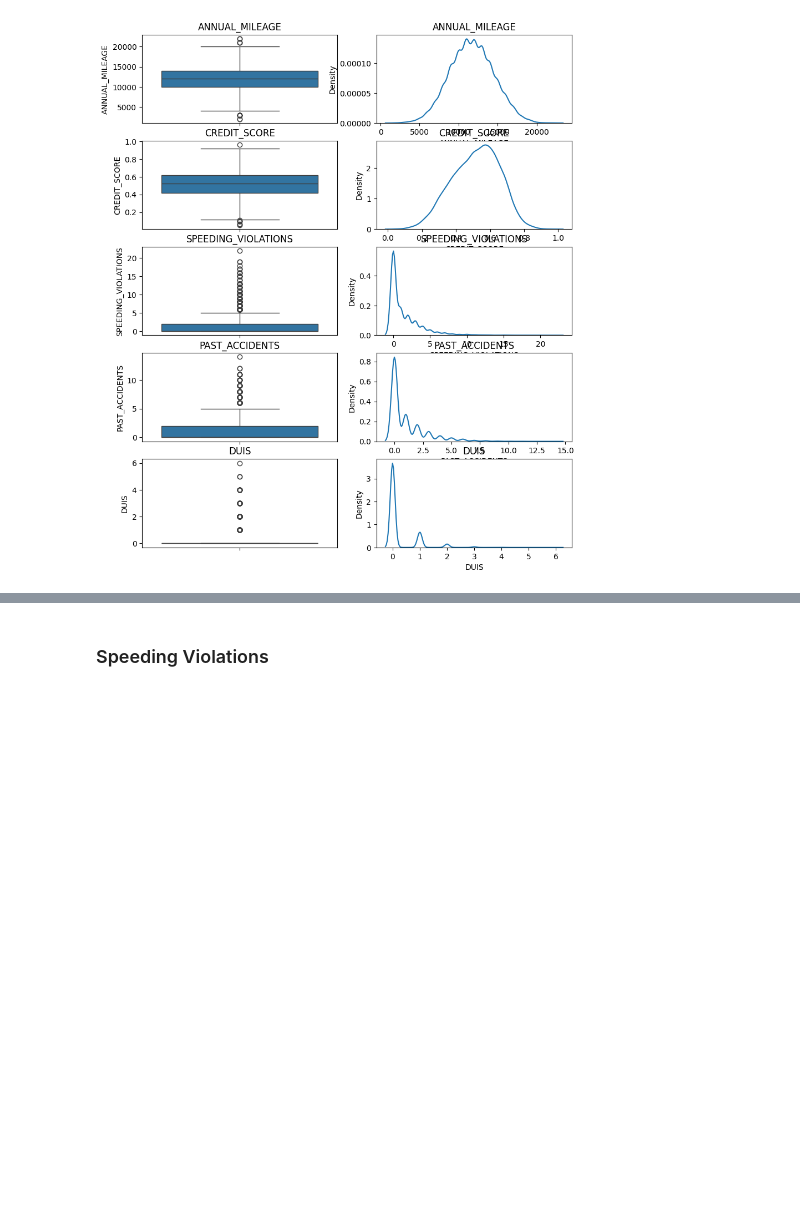
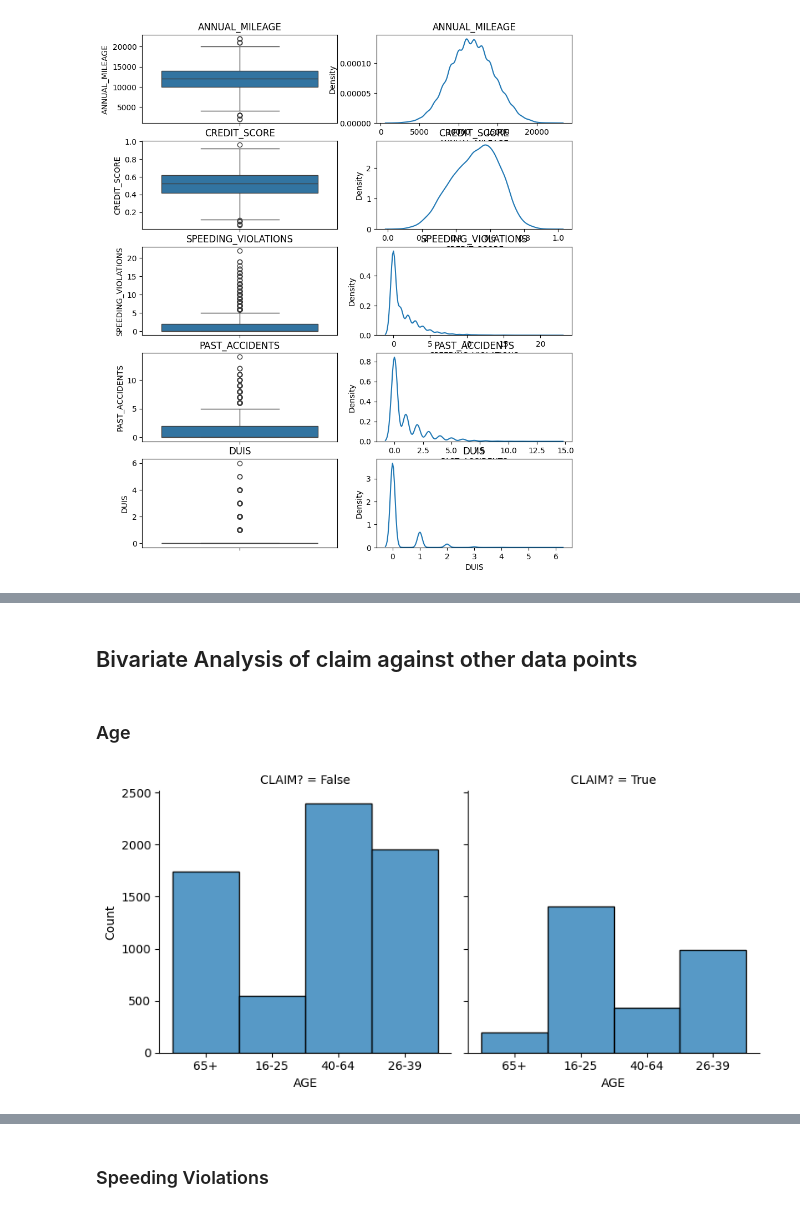
Before and after one commit to Ok3ks/insurance_modelling, a Jupyter notebook: notebooks/eda.ipynb, the cells around one changed output, grey strips where cells are left out. Drawn from its saved outputs; the diff is of its cells as text; code cells hidden in the pictures; blank space fills up the shorter version.

Commit message:
Univariate, bivariate and multivariate analysis

```diff
--- a/notebooks/eda.ipynb
+++ b/notebooks/eda.ipynb
@@ -45,0 +81,12 @@ sns.barplot(x = df['AGE'],  y= df['CLAIM?'].astype(bool))
+# %% [markdown]
+## Bivariate Analysis of claim against other data points
+# %% [markdown]
+### Age
+# %%
+def compare_two_columns(independent = "CLAIM?", dependent= "AGE"):
+    g = sns.FacetGrid(df, col = independent, height= 4, sharey= True)
+    g.map(sns.histplot, dependent)
+# %%
+compare_two_columns(independent="CLAIM?", dependent="AGE")
+# %% [output]
+[figure, added]
```
Also changed, not shown: parts of 47 cells of this notebook, 1 other file.
